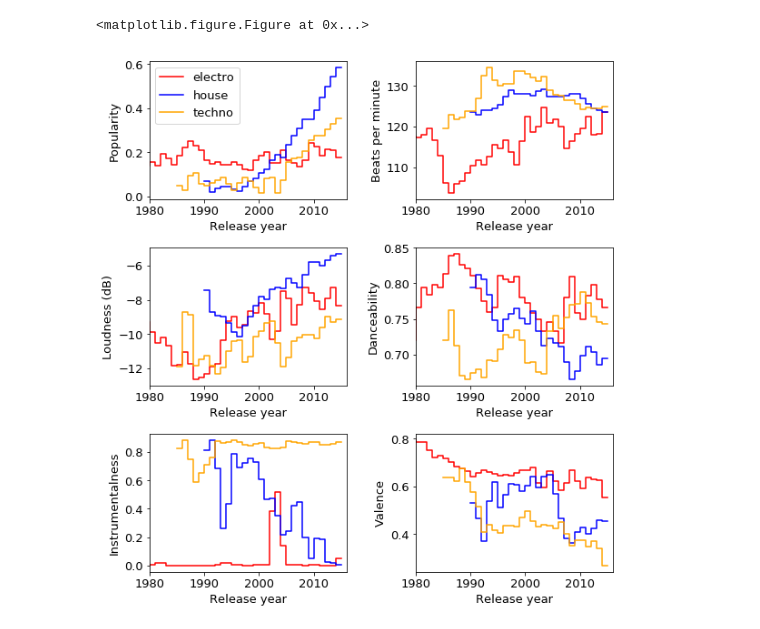
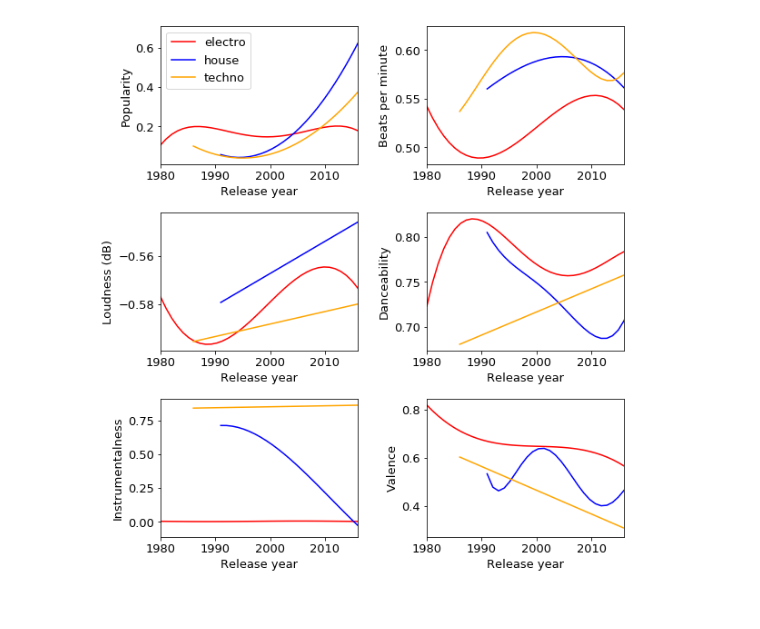
Before and after one commit to bramochsendorf/electronic_music, a Jupyter notebook: spotify_combined_evolution_plot.ipynb, the cells around one changed output. Cells and saved outputs as stored; diff of their text form; code cells hidden in the pictures.

```diff
--- a/spotify_combined_evolution_plot.ipynb
+++ b/spotify_combined_evolution_plot.ipynb
@@ -27,53 +27,49 @@ plt.subplots_adjust(left=0.2, bottom=0.2, right=0.875, top=0.85, wspace=0.35, hs
 
 for gen in genre:
 
-    result = pd.read_pickle('data/'+gen+'_stats')
-
-    # this is for when we'd like to bin data over years to reduce noise
-    result2 = ((result + result.shift(-1)) / 2)[::bin_years]
+    result = pd.read_pickle('data/'+gen+'_models')
 
     # not plot errorbars else the plot overpopulated
     plt.subplot(321)
-    plt.step(xaxis,result2['popu'],color=color[i])
+    plt.plot(result['X'],result['popu'],color=color[i])
     plt.xlabel('Release year')
     plt.xlim([1980,2016])
     plt.ylabel('Popularity')
     plt.legend(genre)
 
     plt.subplot(322)
-    plt.step(xaxis,result2['temp'],color=color[i])
+    plt.plot(result['X'],result['temp'],color=color[i])
     plt.xlabel('Release year')
     plt.xlim([1980,2016])
     plt.ylabel('Beats per minute')
 
     plt.subplot(323)
-    plt.step(xaxis,result2['loud'],color=color[i])
+    plt.plot(result['X'],result['loud'],color=color[i])
     plt.xlabel('Release year')
     plt.xlim([1980,2016])
     plt.ylabel('Loudness (dB)')
 
     plt.subplot(324)
-    plt.step(xaxis,result2['dance'],color=color[i])
+    plt.plot(result['X'],result['dance'],color=color[i])
     plt.xlabel('Release year')
     plt.xlim([1980,2016])
     plt.ylabel('Danceability')
 
     plt.subplot(325)
-    plt.step(xaxis,result2['inst'],color=color[i])
+    plt.plot(result['X'],result['inst'],color=color[i])
     plt.xlabel('Release year')
     plt.xlim([1980,2016])
     plt.ylabel('Instrumentalness')
 
     plt.subplot(326)
-    plt.step(xaxis,result2['val'],color=color[i])
+    plt.plot(result['X'],result['val'],color=color[i])
     plt.xlabel('Release year')
     plt.xlim([1980,2016])
     plt.ylabel('Valence')
 
     i += 1
 
 plt.show()
 #plt.savefig('output/combined_evolution.pdf', dpi=150, bbox_inches='tight', pad_inches=0.2)
 # %% [output]
-<matplotlib.figure.Figure at 0x...>
-[figure, old version]
+[figure, new version]
```
Also changed, not shown: 19 other files.
